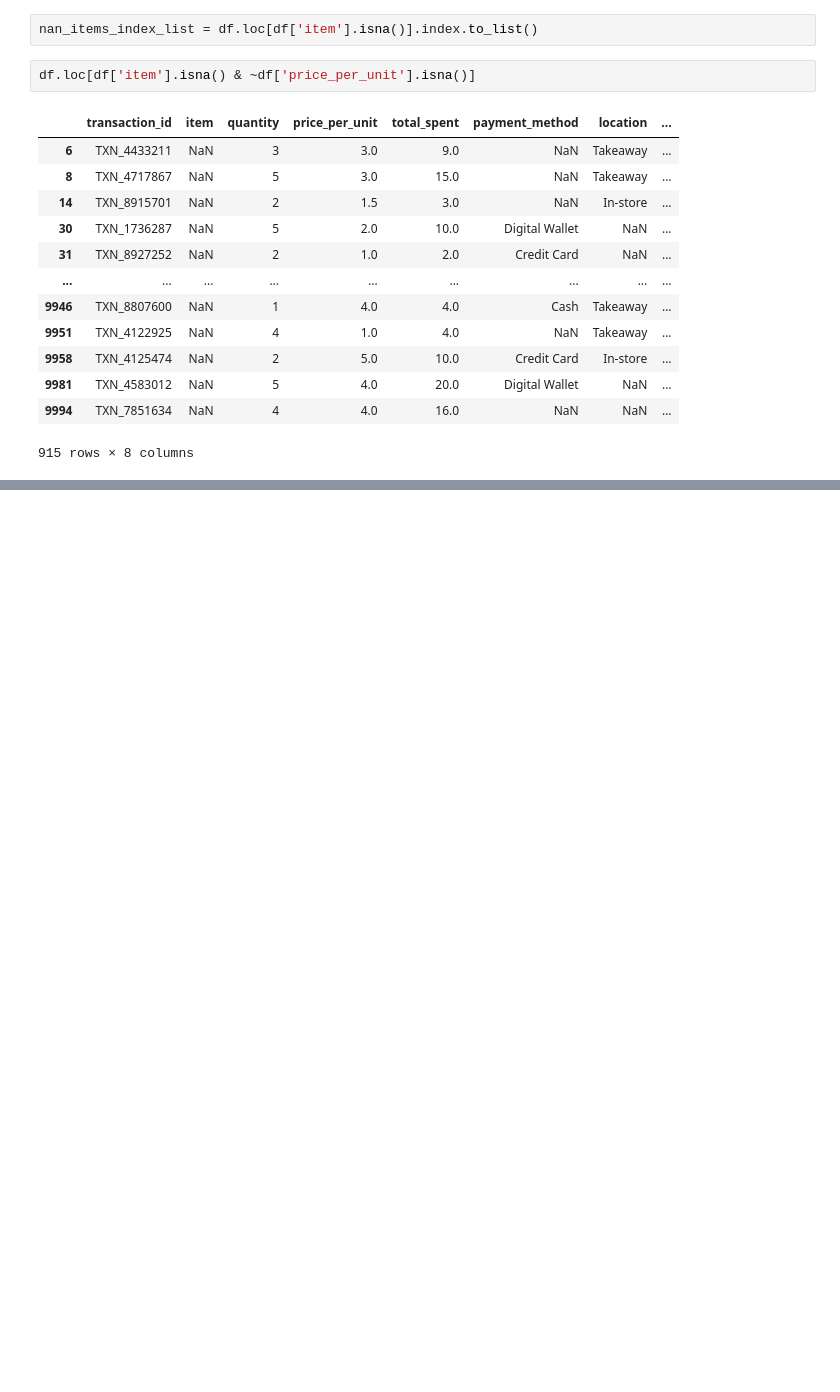
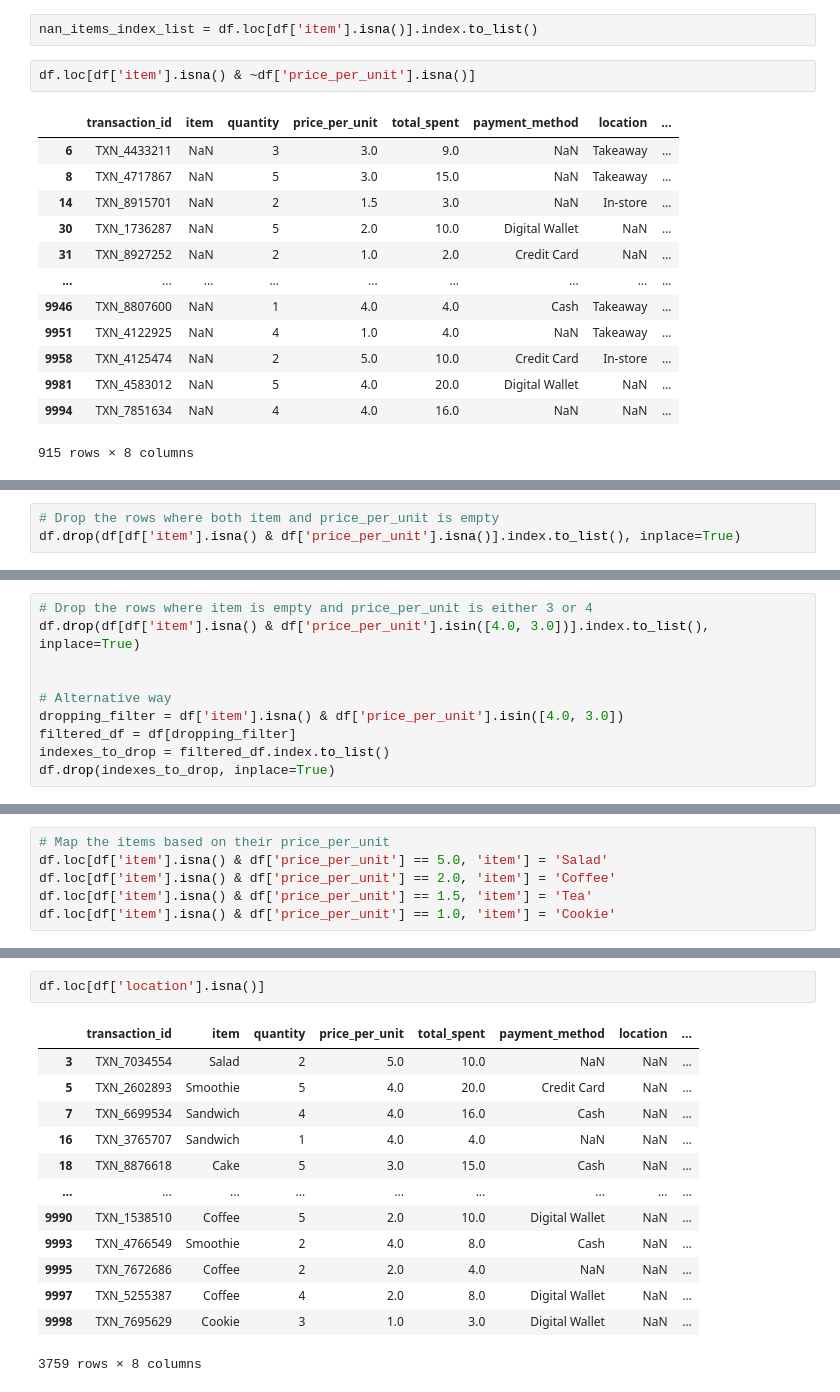
Before and after one commit to CEPHAL0/python_workshop_evening, a Jupyter notebook: data_science/cafe_sales.ipynb, the cells around one changed output, grey strips where cells are left out. Drawn from its saved outputs; the diff is of its cells as text; blank space fills up the shorter version.

```diff
--- a/data_science/cafe_sales.ipynb
+++ b/data_science/cafe_sales.ipynb
@@ -382,0 +402,3 @@ df[['item', 'location']].value_counts().reset_index().sort_values(by=['item'])
+# %%
+# Drop the rows where both item and price_per_unit is empty
+df.drop(df[df['item'].isna() & df['price_per_unit'].isna()].index.to_list(), inplace=True)
@@ -382,0 +410,10 @@ df[['item', 'location']].value_counts().reset_index().sort_values(by=['item'])
+# %%
+# Drop the rows where item is empty and price_per_unit is either 3 or 4
+df.drop(df[df['item'].isna() & df['price_per_unit'].isin([4.0, 3.0])].index.to_list(), inplace=True)
+
+
+# Alternative way
+dropping_filter = df['item'].isna() & df['price_per_unit'].isin([4.0, 3.0])
+filtered_df = df[dropping_filter]
+indexes_to_drop = filtered_df.index.to_list()
+df.drop(indexes_to_drop, inplace=True)
@@ -382,0 +434,6 @@ df[['item', 'location']].value_counts().reset_index().sort_values(by=['item'])
+# %%
+# Map the items based on their price_per_unit
+df.loc[df['item'].isna() & df['price_per_unit'] == 5.0, 'item'] = 'Salad'
+df.loc[df['item'].isna() & df['price_per_unit'] == 2.0, 'item'] = 'Coffee'
+df.loc[df['item'].isna() & df['price_per_unit'] == 1.5, 'item'] = 'Tea'
+df.loc[df['item'].isna() & df['price_per_unit'] == 1.0, 'item'] = 'Cookie'
@@ -382,0 +462,16 @@ df[['item', 'location']].value_counts().reset_index().sort_values(by=['item'])
+# %%
+df.loc[df['location'].isna()]
+# %% [output]
+|  | transaction_id | item | quantity | price_per_unit | total_spent | payment_method | location | ... |
+| 3 | TXN_7034554 | Salad | 2 | 5.0 | 10.0 | NaN | NaN | ... |
+| 5 | TXN_2602893 | Smoothie | 5 | 4.0 | 20.0 | Credit Card | NaN | ... |
+| 7 | TXN_6699534 | Sandwich | 4 | 4.0 | 16.0 | Cash | NaN | ... |
+| 16 | TXN_3765707 | Sandwich | 1 | 4.0 | 4.0 | NaN | NaN | ... |
+| 18 | TXN_8876618 | Cake | 5 | 3.0 | 15.0 | Cash | NaN | ... |
+| ... | ... | ... | ... | ... | ... | ... | ... | ... |
+| 9990 | TXN_1538510 | Coffee | 5 | 2.0 | 10.0 | Digital Wallet | NaN | ... |
+| 9993 | TXN_4766549 | Smoothie | 2 | 4.0 | 8.0 | Cash | NaN | ... |
+| 9995 | TXN_7672686 | Coffee | 2 | 2.0 | 4.0 | NaN | NaN | ... |
+| 9997 | TXN_5255387 | Coffee | 4 | 2.0 | 8.0 | Digital Wallet | NaN | ... |
+| 9998 | TXN_7695629 | Cookie | 3 | 1.0 | 3.0 | Digital Wallet | NaN | ... |
+3759 rows × 8 columns
```
Also changed, not shown: parts of 23 cells of this notebook, 5 other files.
